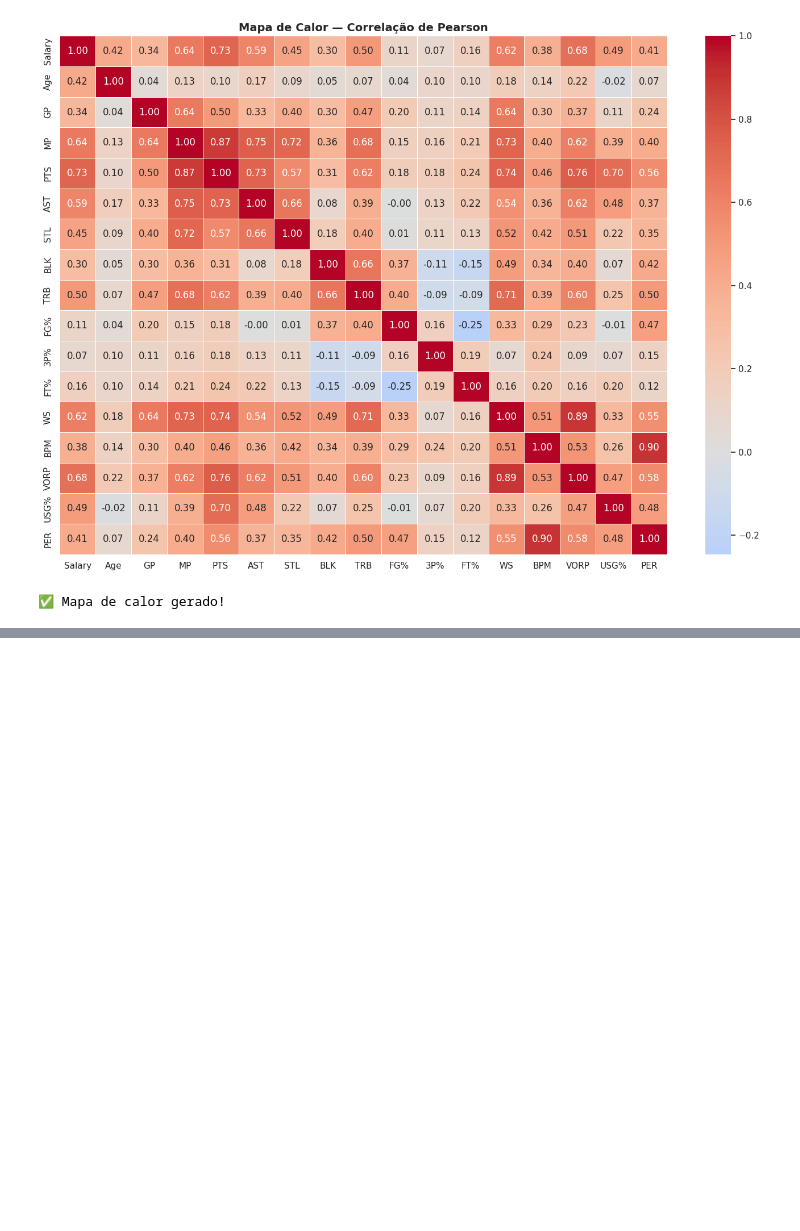
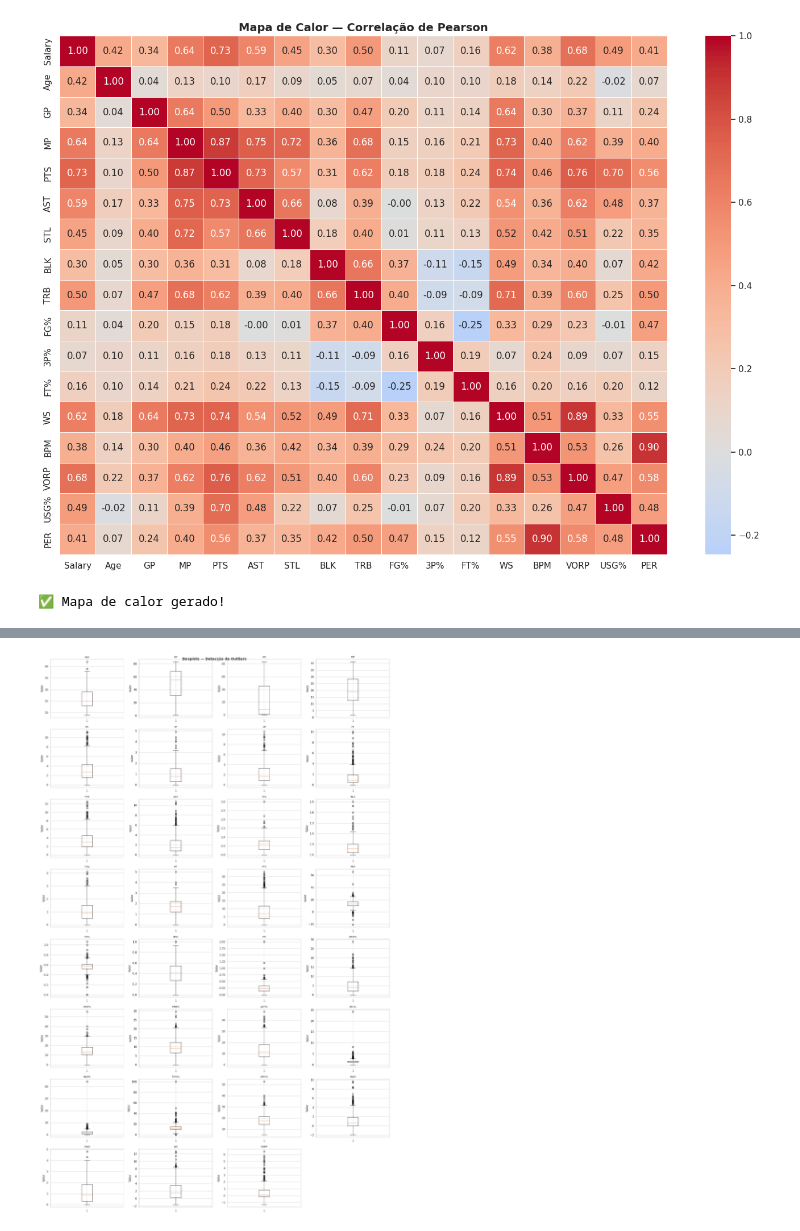
Before and after one commit to rodrigo-seibt/NBA-Salary-Predictor, a Jupyter notebook: notebooks/nba_salary_predictor.ipynb, the cells around one changed output, grey strips where cells are left out. Saved outputs shown, nothing was run; the diff lists cells and outputs as text; code cells hidden in the pictures; blank space fills up the shorter version.

Commit message:
feat: implementa Fase 2 — Data Prep completo

```diff
--- a/notebooks/nba_salary_predictor.ipynb
+++ b/notebooks/nba_salary_predictor.ipynb
@@ -243,0 +435,73 @@ print("✅ Mapa de calor gerado!")
+# %%
+# ============================================================
+# Célula 8: Fase 2 — Detecção e Tratamento de Outliers
+# ============================================================
+
+# Selecionando apenas colunas numéricas para análise
+# excluindo a variável alvo Salary e a categórica Position
+colunas_numericas = df_limpo.select_dtypes(include="number").columns.tolist()
+colunas_numericas.remove("Salary")
+
+# --------------------------------------------------------
+# Visualização dos outliers com boxplots
+# --------------------------------------------------------
+n_cols = 4
+n_rows = (len(colunas_numericas) + n_cols - 1) // n_cols
+
+fig, axes = plt.subplots(n_rows, n_cols, figsize=(20, n_rows * 4))
+axes = axes.flatten()
+
+for i, col in enumerate(colunas_numericas):
+    axes[i].boxplot(df_limpo[col].dropna())
+    axes[i].set_title(col, fontsize=10)
+    axes[i].set_ylabel("Valor")
+
+# Remover eixos vazios
+for j in range(i + 1, len(axes)):
+    fig.delaxes(axes[j])
+
+plt.suptitle("Boxplots — Detecção de Outliers", fontsize=14, fontweight="bold")
+plt.tight_layout()
+plt.savefig("grafico_boxplots.png", dpi=120)
+plt.show()
+plt.close()
+print("✅ Boxplots gerados!")
+
+# --------------------------------------------------------
+# Tratamento de outliers por winsorização (IQR)
+# Substituímos valores extremos pelo limite mais próximo
+# em vez de removê-los — preservamos todos os registros
+# --------------------------------------------------------
+def winsorizacao(df, colunas, fator=1.5):
+    """
+    Aplica winsorização nas colunas informadas:
+    valores abaixo do limite inferior são substituídos
+    pelo limite inferior, e valores acima do limite
+    superior são substituídos pelo limite superior.
+    """
+    df = df.copy()
+    relatorio = {}
+    for col in colunas:
+        q1 = df[col].quantile(0.25)
+        q3 = df[col].quantile(0.75)
+        iqr = q3 - q1
+        lim_inf = q1 - fator * iqr
+        lim_sup = q3 + fator * iqr
+        n_out = ((df[col] < lim_inf) | (df[col] > lim_sup)).sum()
+        if n_out > 0:
+            df[col] = df[col].clip(lower=lim_inf, upper=lim_sup)
+            relatorio[col] = int(n_out)
+    return df, relatorio
+
+# Aplicando winsorização nas variáveis explicativas
+df_limpo, relatorio_outliers = winsorizacao(df_limpo, colunas_numericas)
+
+# Relatório
+print("\n=== OUTLIERS TRATADOS POR WINSORIZAÇÃO ===")
+print("-" * 45)
+for col, n in relatorio_outliers.items():
+    print(f"  {col:<12}: {n} outliers contidos")
+print("-" * 45)
+print(f"\n📊 Shape final após Data Prep: {df_limpo.shape}")
+# %% [output]
+[figure, added]
```
Also changed, not shown: parts of 8 cells of this notebook.
